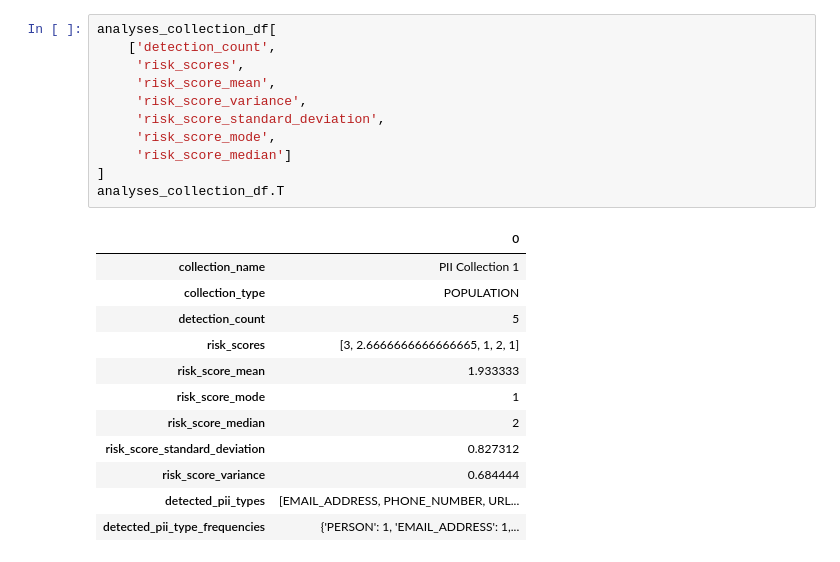
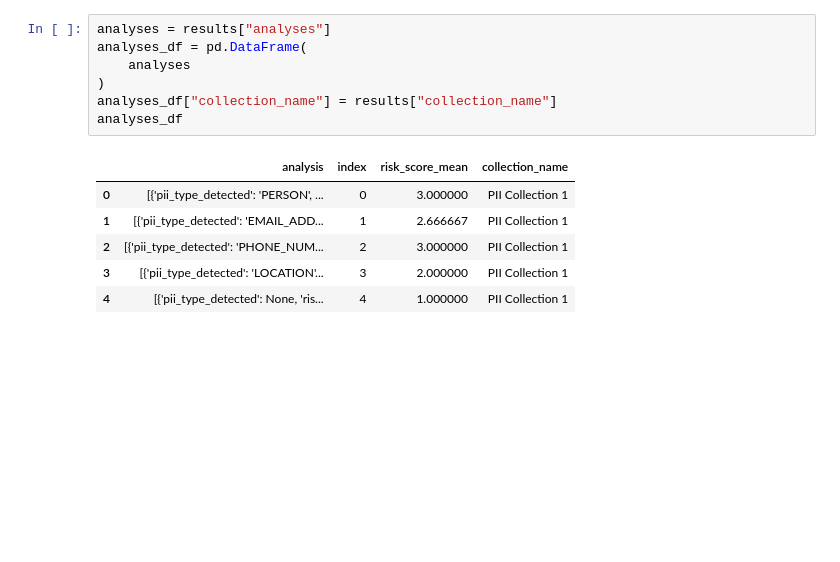
Before and after one commit to EdyVision/pii-codex, a Jupyter notebook: notebooks/pii-analysis-ms-presidio.ipynb, the cells around one changed output. Cells and saved outputs as stored; diff of their text form; blank space fills up the shorter version.

```diff
--- a/notebooks/pii-analysis-ms-presidio.ipynb
+++ b/notebooks/pii-analysis-ms-presidio.ipynb
@@ -61,27 +71,17 @@ analyses_collection_df
-# %%
-analyses_collection_df[
-    ['detection_count',
-     'risk_scores',
-     'risk_score_mean',
-     'risk_score_variance',
-     'risk_score_standard_deviation',
-     'risk_score_mode',
-     'risk_score_median']
-]
-analyses_collection_df.T
-# %% [output]
-|  | 0 |
-| collection_name | PII Collection 1 |
-| collection_type | POPULATION |
-| detection_count | 5 |
-| risk_scores | [3, 2.6666666666666665, 1, 2, 1] |
-| risk_score_mean | 1.933333 |
-| risk_score_mode | 1 |
-| risk_score_median | 2 |
-| risk_score_standard_deviation | 0.827312 |
-| risk_score_variance | 0.684444 |
-| detected_pii_types | [EMAIL_ADDRESS, PHONE_NUMBER, URL... |
-| detected_pii_type_frequencies | {'PERSON': 1, 'EMAIL_ADDRESS': 1,... |
+# %%
+analyses = results["analyses"]
+analyses_df = pd.DataFrame(
+    analyses
+)
+analyses_df["collection_name"] = results["collection_name"]
+analyses_df
+# %% [output]
+|  | analysis | index | risk_score_mean | collection_name |
+| 0 | [{'pii_type_detected': 'PERSON', ... | 0 | 3.000000 | PII Collection 1 |
+| 1 | [{'pii_type_detected': 'EMAIL_ADD... | 1 | 2.666667 | PII Collection 1 |
+| 2 | [{'pii_type_detected': 'PHONE_NUM... | 2 | 3.000000 | PII Collection 1 |
+| 3 | [{'pii_type_detected': 'LOCATION'... | 3 | 2.000000 | PII Collection 1 |
+| 4 | [{'pii_type_detected': None, 'ris... | 4 | 1.000000 | PII Collection 1 |
 # %%
 from matplotlib import pyplot as plt
 import pandas as pd
```
Also changed, not shown: parts of 6 cells of this notebook, 1 other file.
